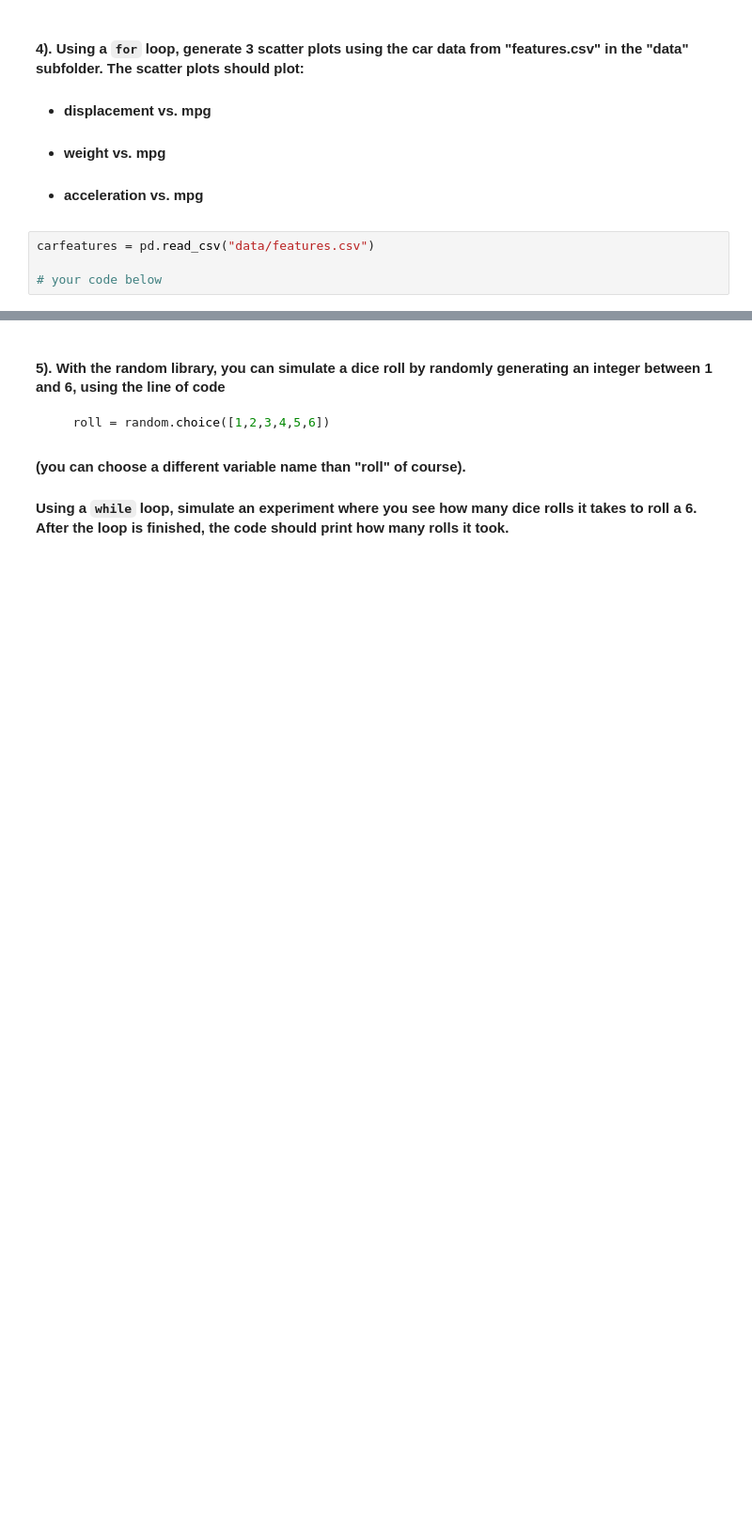
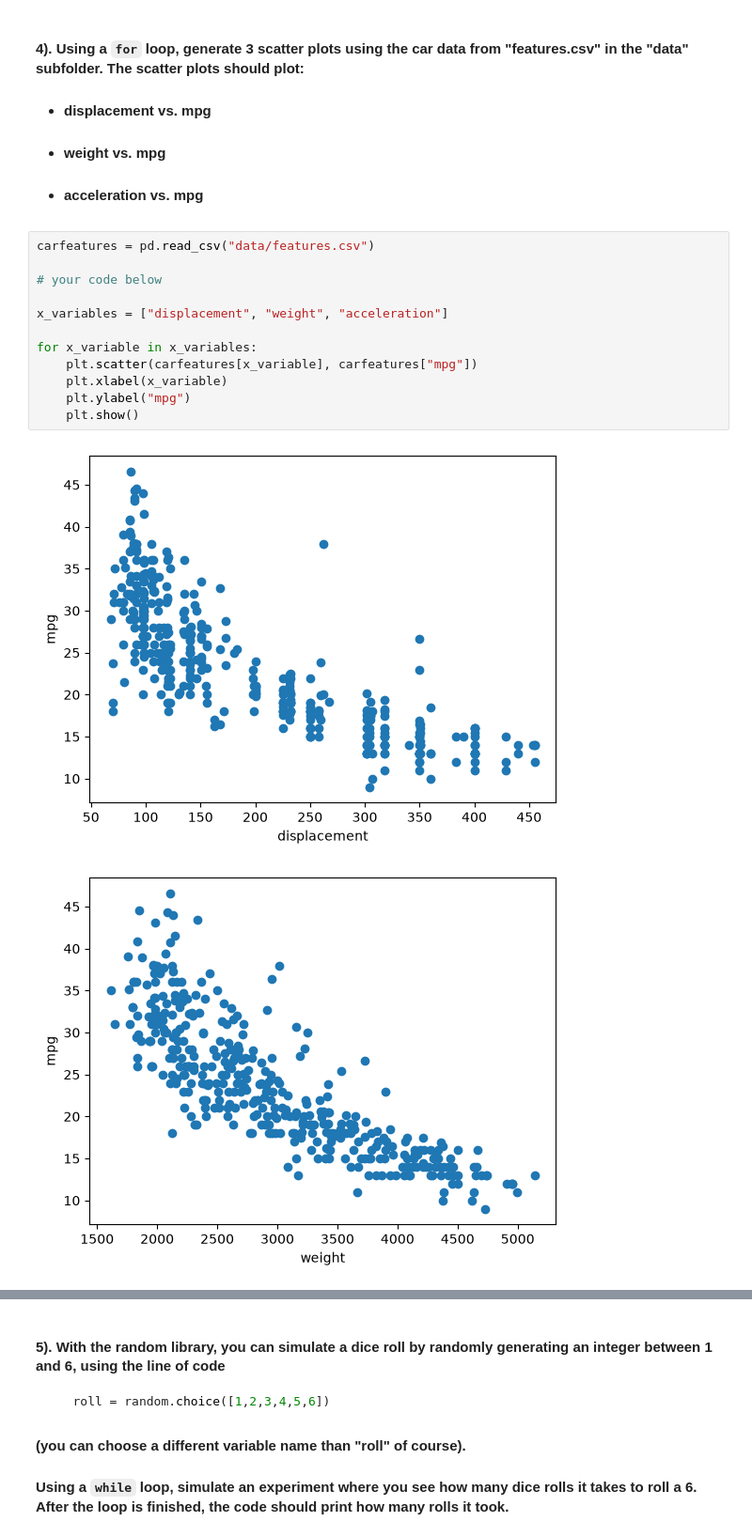
Before and after one commit to JuneOuyang/datasci185fall2026, a Jupyter notebook: Lecture_07_Loops/Lecture7 copy.ipynb, the cells around one changed output, grey strips where cells are left out. Shown at 94% size. Drawn from its saved outputs; the diff is of its cells as text; blank space fills up the shorter version.

```diff
--- a/Lecture_07_Loops/Lecture7 copy.ipynb
+++ b/Lecture_07_Loops/Lecture7 copy.ipynb
@@ -611,4 +687,15 @@ n = 31 # run this cell with other positive integers (start smaller to check your
 # %%
 carfeatures = pd.read_csv("data/features.csv")
 
 # your code below
+
+x_variables = ["displacement", "weight", "acceleration"]
+
+for x_variable in x_variables:
+    plt.scatter(carfeatures[x_variable], carfeatures["mpg"])
+    plt.xlabel(x_variable)
+    plt.ylabel("mpg")
+    plt.show()
+# %% [output]
+[figure, added]
+[figure, added]
```
Also changed, not shown: parts of 9 cells of this notebook.
